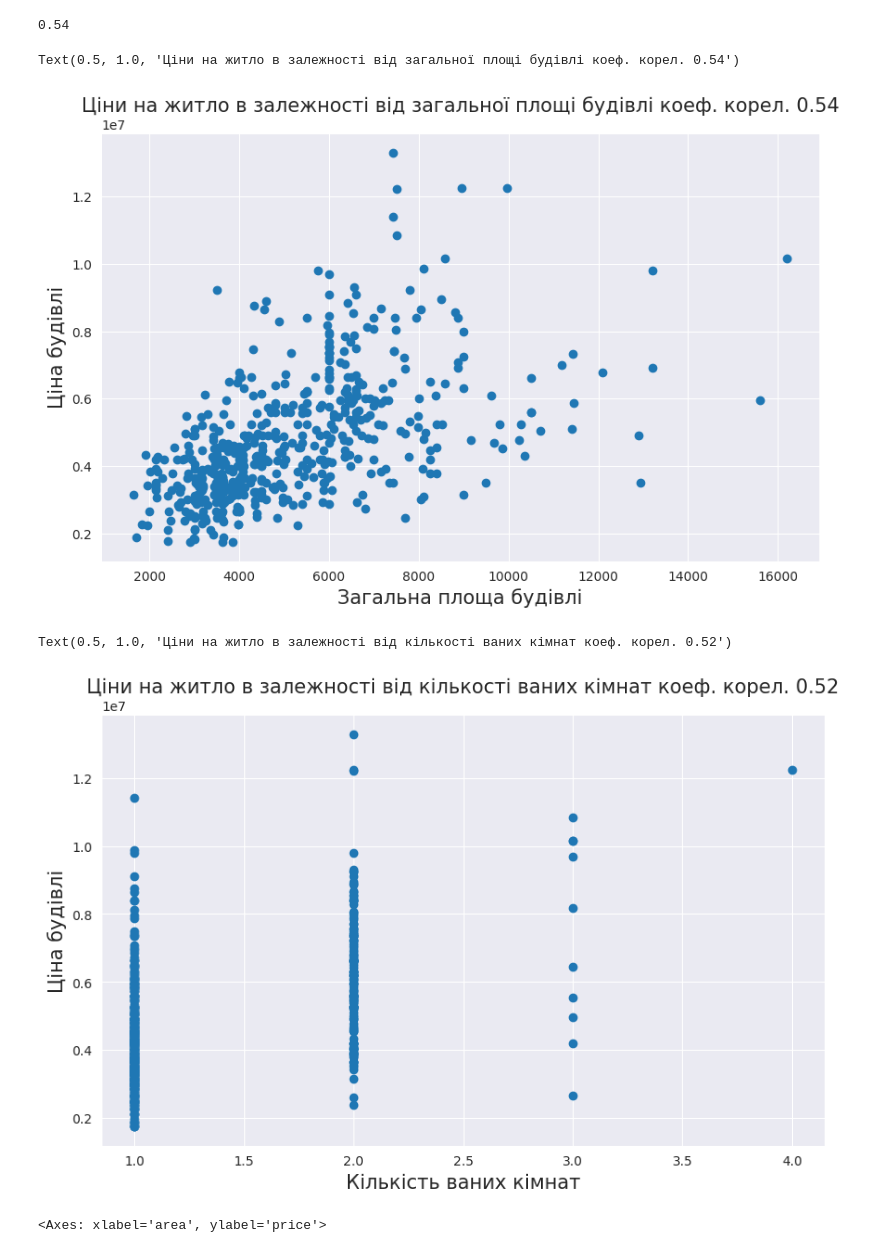
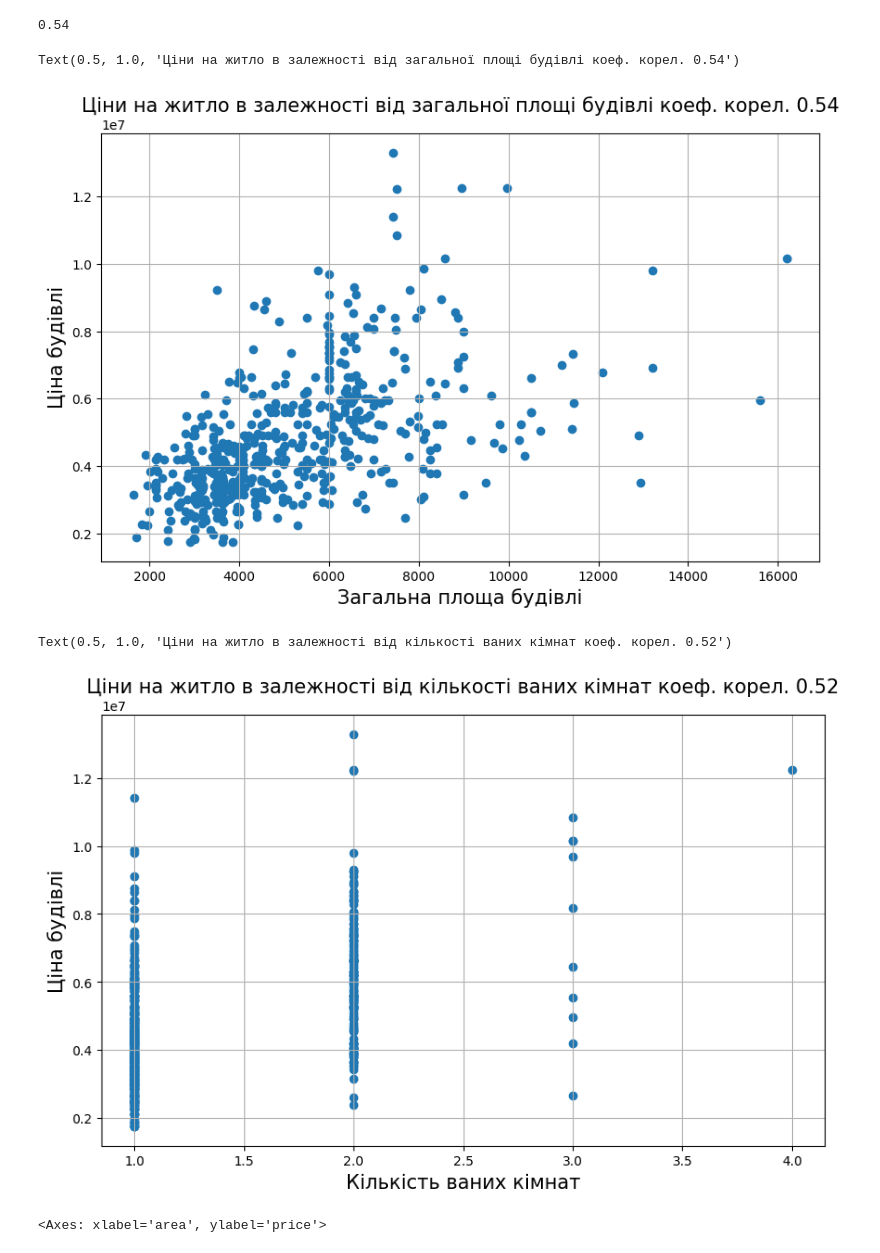
Before and after one commit to RostislavB74/DS_HW3, a Jupyter notebook: HW3.ipynb, the cells around one changed output. Drawn from its saved outputs; the diff is of its cells as text; code cells hidden in the pictures.

```diff
--- a/HW3.ipynb
+++ b/HW3.ipynb
@@ -160,23 +160,23 @@ y=df_house['price']
 # %%
 plt.figure(figsize=(10,6))
 plt.scatter(x1, y)
-
+plt.grid(1)
 plt.xlabel('Загальна площа будівлі', fontsize=15)
 plt.ylabel('Ціна будівлі', fontsize=15)
 plt.title(f'Ціни на житло в залежності від загальної площі будівлі коеф. корел. {df_corr.price.area}', fontsize=15)
 # %% [output]
 Text(0.5, 1.0, 'Ціни на житло в залежності від загальної площі будівлі коеф. корел. 0.54')
-[figure, old version]
+[figure, new version]
 # %%
 plt.figure(figsize=(10,6))
 plt.scatter(x2, y)
-
+plt.grid(1)
 plt.xlabel('Кількість ваних кімнат', fontsize=15)
 plt.ylabel('Ціна будівлі', fontsize=15)
 plt.title(f'Ціни на житло в залежності від кількості ваних кімнат коеф. корел. {df_corr.price.bathrooms}', fontsize=15)
 # %% [output]
 Text(0.5, 1.0, 'Ціни на житло в залежності від кількості ваних кімнат коеф. корел. 0.52')
-[figure, old version]
+[figure, new version]
 # %%
 sns.set_style("whitegrid")
 sns.scatterplot(x='area', y='price', data=df_house)
```
